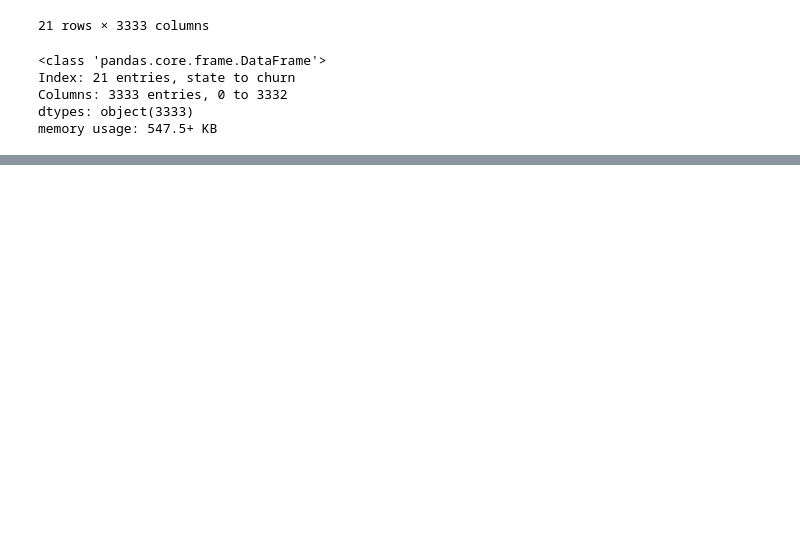
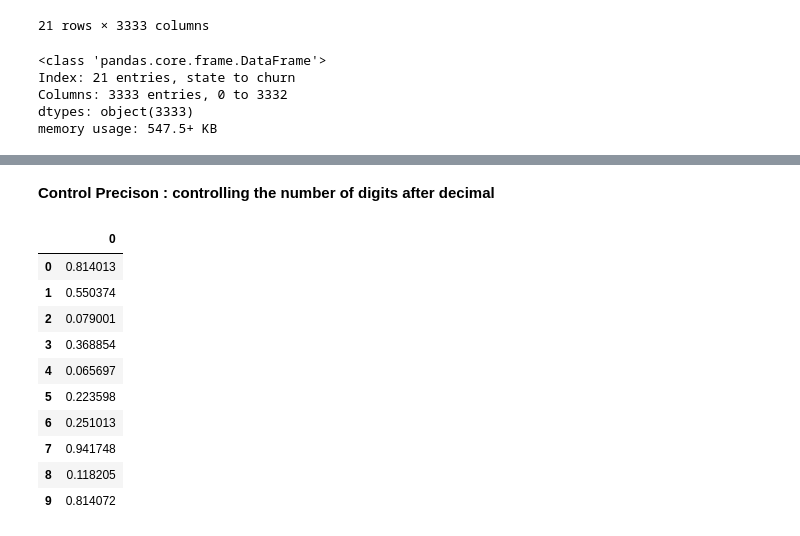
Before and after one commit to yuvii0125/Pandas, a Jupyter notebook: Pandas Basics/02_Important_dataFrames.ipynb, the cells around one changed output, grey strips where cells are left out. Saved outputs shown, nothing was run; the diff lists cells and outputs as text; code cells hidden in the pictures; blank space fills up the shorter version.

```diff
--- a/Pandas Basics/02_Important_dataFrames.ipynb
+++ b/Pandas Basics/02_Important_dataFrames.ipynb
@@ -515,0 +617,18 @@ memory usage: 547.5+ KB
+# %% [markdown]
+__Control Precison : controlling the number of digits after decimal__
+# %%
+arr = np.random.rand(10)
+df = pd.DataFrame(arr)
+df
+# %% [output]
+|  | 0 |
+| 0 | 0.814013 |
+| 1 | 0.550374 |
+| 2 | 0.079001 |
+| 3 | 0.368854 |
+| 4 | 0.065697 |
+| 5 | 0.223598 |
+| 6 | 0.251013 |
+| 7 | 0.941748 |
+| 8 | 0.118205 |
+| 9 | 0.814072 |
```
Also changed, not shown: parts of 15 cells of this notebook.
